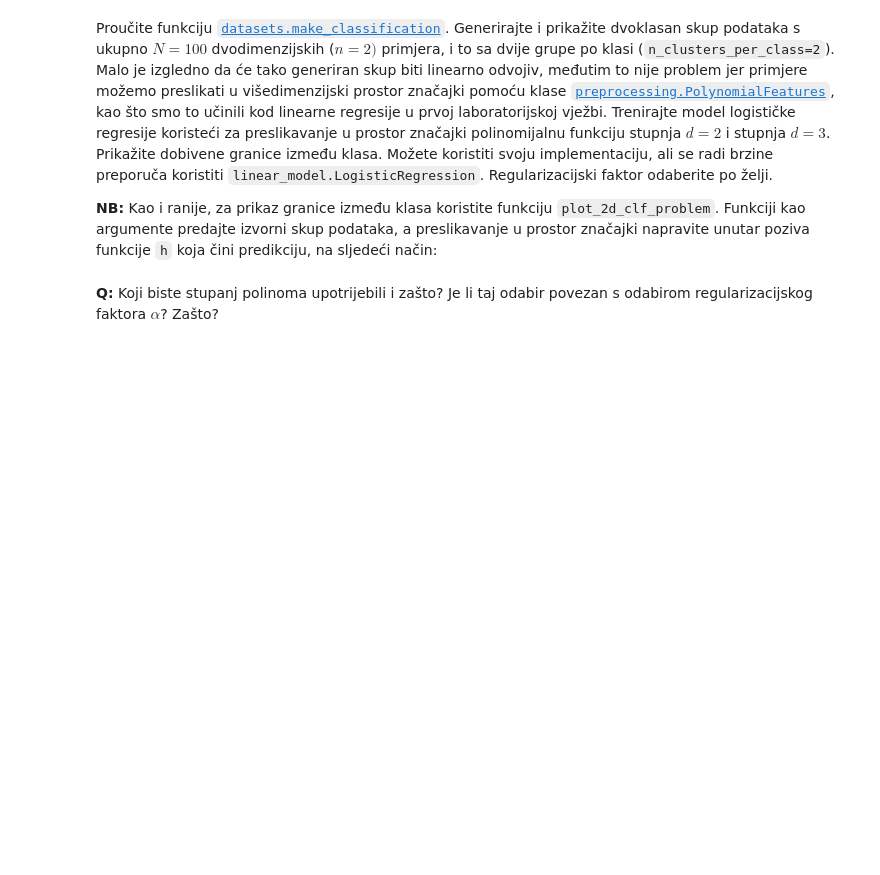
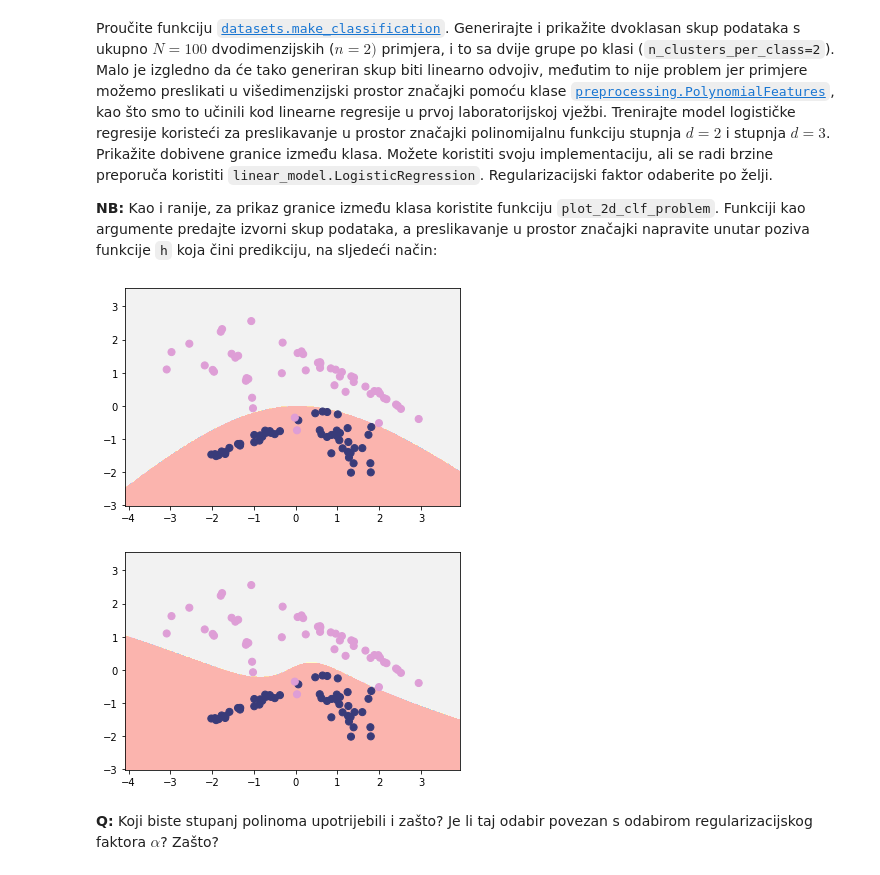
Before and after one commit to marko-curlin/SU, a Jupyter notebook: SU-2019-LAB02-LDM-LR.ipynb, the cells around one changed output. Saved outputs shown, nothing was run; the diff lists cells and outputs as text; code cells hidden in the pictures; blank space fills up the shorter version.

Commit message:
Finalize second lab exercise

```diff
--- a/SU-2019-LAB02-LDM-LR.ipynb
+++ b/SU-2019-LAB02-LDM-LR.ipynb
@@ -361,2 +455,25 @@ from sklearn.preprocessing import PolynomialFeatures
+# %%
+final_classification_X, final_classification_y = make_classification(n_features=2, n_redundant=0, n_classes=2,
+                                                                     n_clusters_per_class=2)
+
+
+phi_2 = poly_2.fit_transform(final_classification_X)
+phi_3 = poly_3.fit_transform(final_classification_X)
+
+
+final_logistic_model_2 = LogisticRegression().fit(phi_2, final_classification_y)
+final_logistic_model_3 = LogisticRegression().fit(phi_3, final_classification_y)
+
+
+final_logistic_model_2.predict(poly_2.transform(final_classification_X))
+
+
+plot_2d_clf_problem(final_classification_X, final_classification_y, lambda x: final_logistic_model_2.predict(poly_2.transform(x)))
+
+plt.figure()
+plot_2d_clf_problem(final_classification_X, final_classification_y, lambda x: final_logistic_model_3.predict(poly_3.transform(x)))
+# %% [output]
+[figure, added]
+[figure, added]
 # %% [markdown]
 **Q:** Koji biste stupanj polinoma upotrijebili i zašto? Je li taj odabir povezan s odabirom regularizacijskog faktora $\alpha$? Zašto?
```
Also changed, not shown: parts of 13 cells of this notebook.
